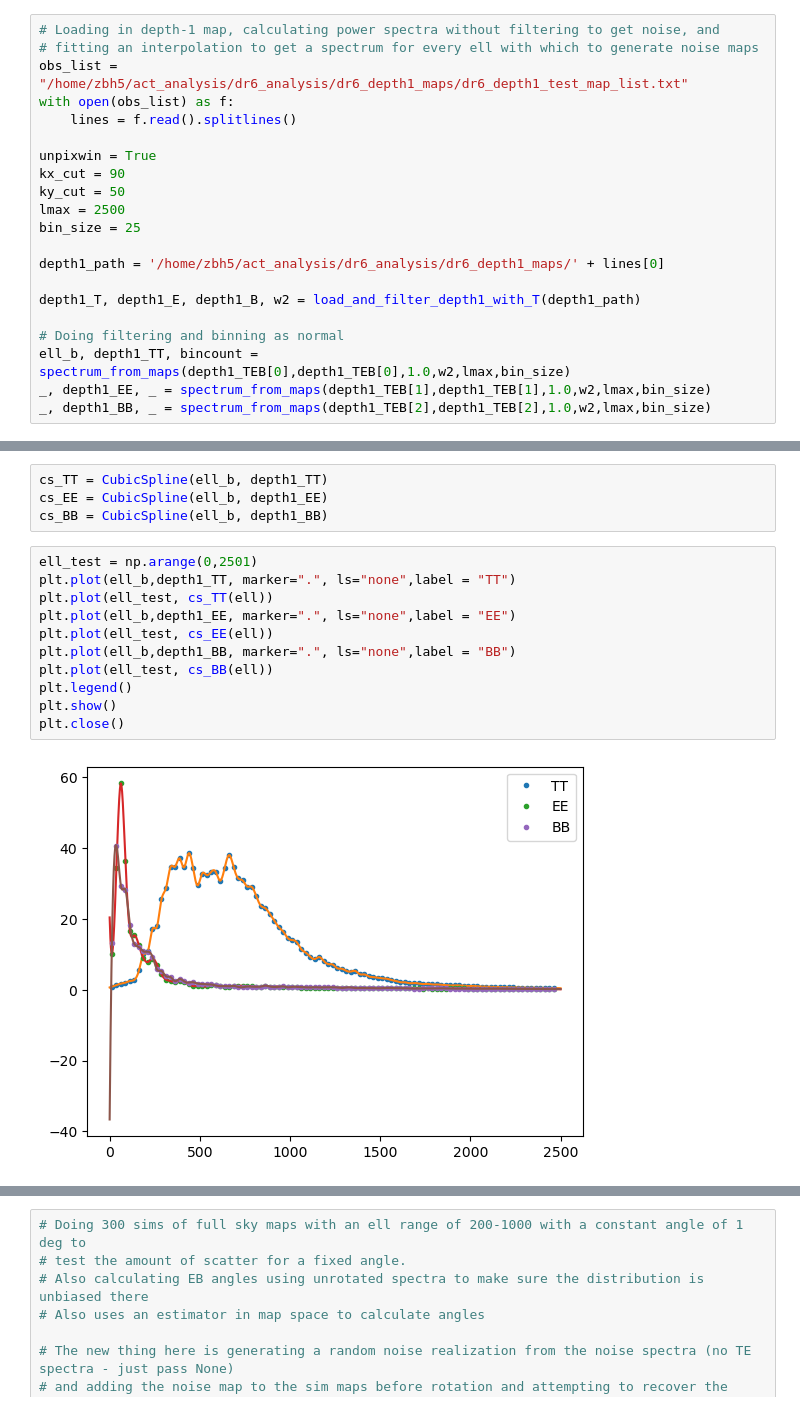
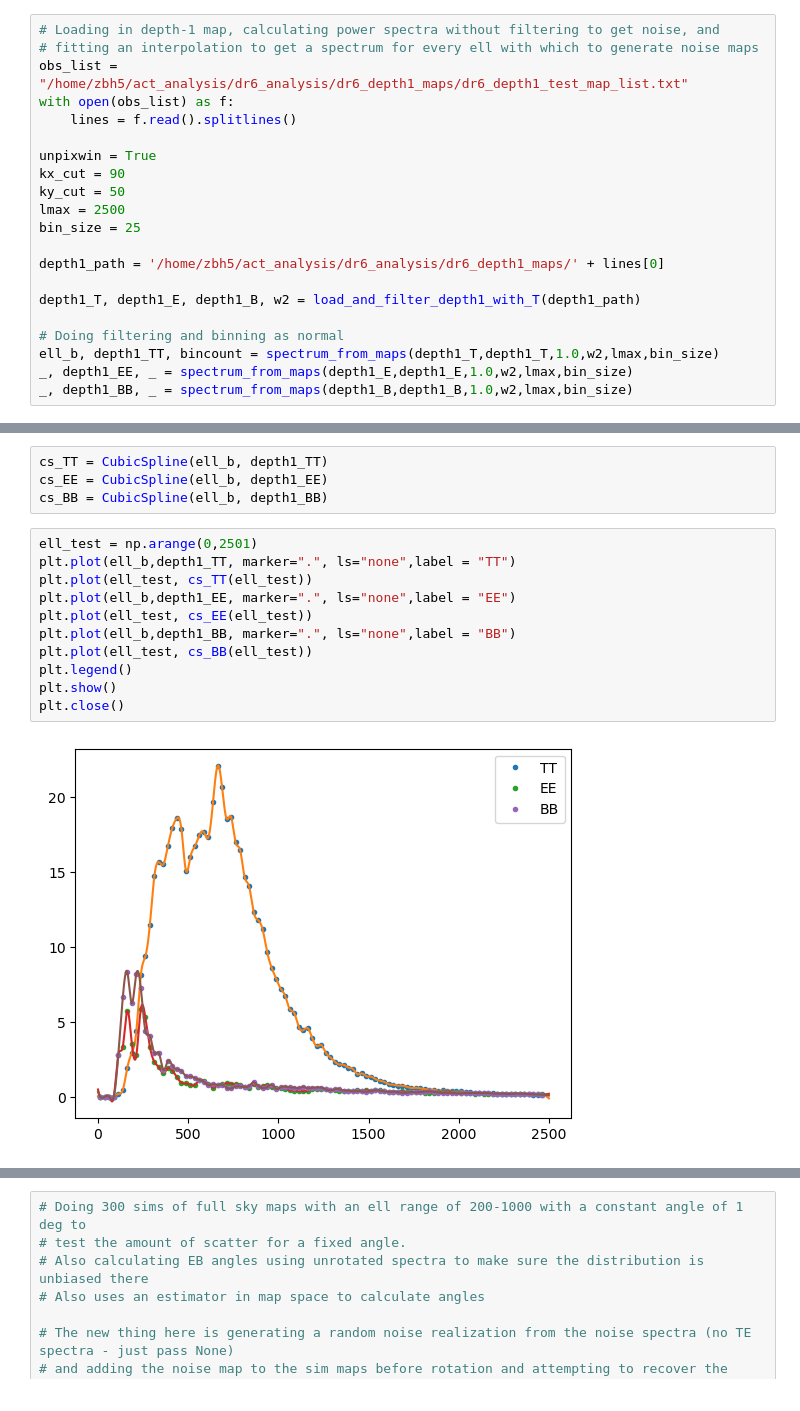
Before and after one commit to zhuber21/act-axion-analysis, a Jupyter notebook: notebooks/healpy_only_mask_test_8_20240326.ipynb, the cells around one changed output, grey strips where cells are left out. Cells and saved outputs as stored; diff of their text form.

```diff
--- a/notebooks/healpy_only_mask_test_8_20240326.ipynb
+++ b/notebooks/healpy_only_mask_test_8_20240326.ipynb
@@ -203,9 +203,9 @@ depth1_path = '/home/zbh5/act_analysis/dr6_analysis/dr6_depth1_maps/' + lines[0]
 depth1_T, depth1_E, depth1_B, w2 = load_and_filter_depth1_with_T(depth1_path)
 
 # Doing filtering and binning as normal
-ell_b, depth1_TT, bincount = spectrum_from_maps(depth1_TEB[0],depth1_TEB[0],1.0,w2,lmax,bin_size)
-_, depth1_EE, _ = spectrum_from_maps(depth1_TEB[1],depth1_TEB[1],1.0,w2,lmax,bin_size)
-_, depth1_BB, _ = spectrum_from_maps(depth1_TEB[2],depth1_TEB[2],1.0,w2,lmax,bin_size)
+ell_b, depth1_TT, bincount = spectrum_from_maps(depth1_T,depth1_T,1.0,w2,lmax,bin_size)
+_, depth1_EE, _ = spectrum_from_maps(depth1_E,depth1_E,1.0,w2,lmax,bin_size)
+_, depth1_BB, _ = spectrum_from_maps(depth1_B,depth1_B,1.0,w2,lmax,bin_size)
 # %% [output]
 /home/zbh5/act_analysis/dr6_analysis/dr6_depth1_maps/depth1_1494463440_pa4_f150_map.fits
 # %%
@@ -223,13 +223,13 @@ cs_BB = CubicSpline(ell_b, depth1_BB)
 # %%
 ell_test = np.arange(0,2501)
 plt.plot(ell_b,depth1_TT, marker=".", ls="none",label = "TT")
-plt.plot(ell_test, cs_TT(ell))
+plt.plot(ell_test, cs_TT(ell_test))
 plt.plot(ell_b,depth1_EE, marker=".", ls="none",label = "EE")
-plt.plot(ell_test, cs_EE(ell))
+plt.plot(ell_test, cs_EE(ell_test))
 plt.plot(ell_b,depth1_BB, marker=".", ls="none",label = "BB")
-plt.plot(ell_test, cs_BB(ell))
+plt.plot(ell_test, cs_BB(ell_test))
 plt.legend()
 plt.show()
 plt.close()
 # %% [output]
-[figure, old version]
+[figure, new version]
```
Also changed, not shown: parts of 19 cells of this notebook.
